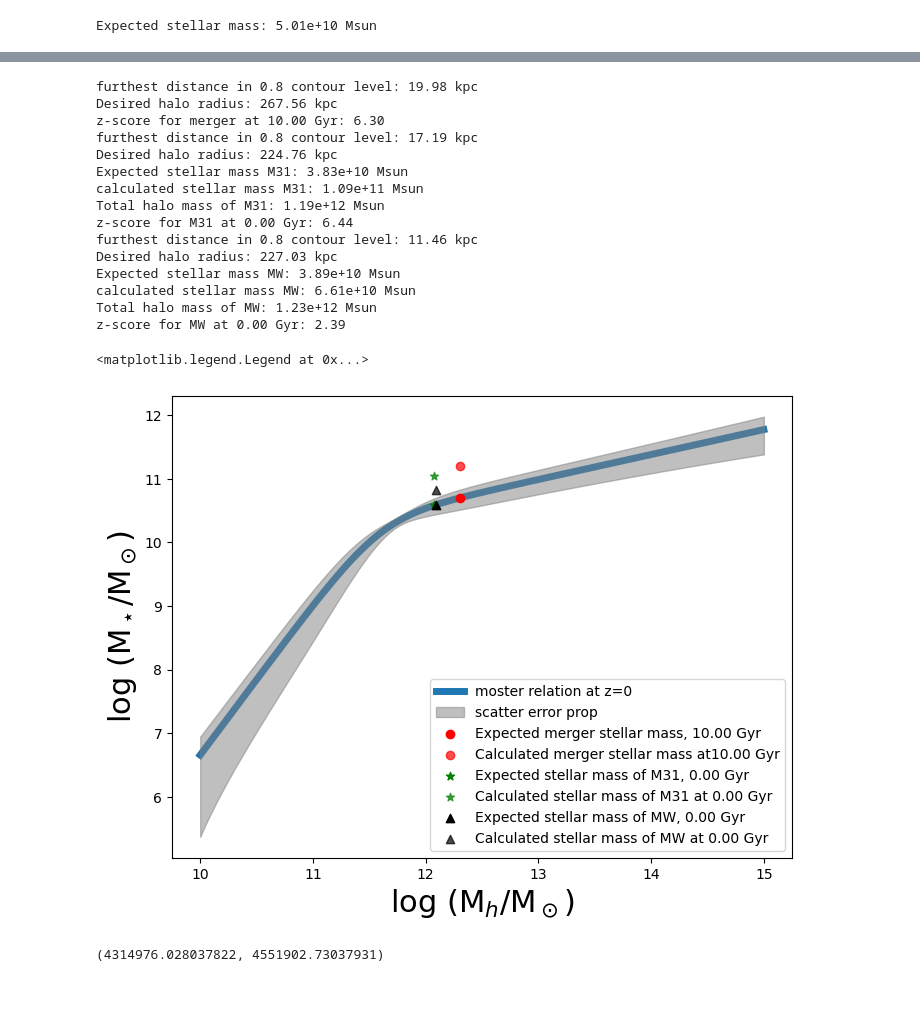
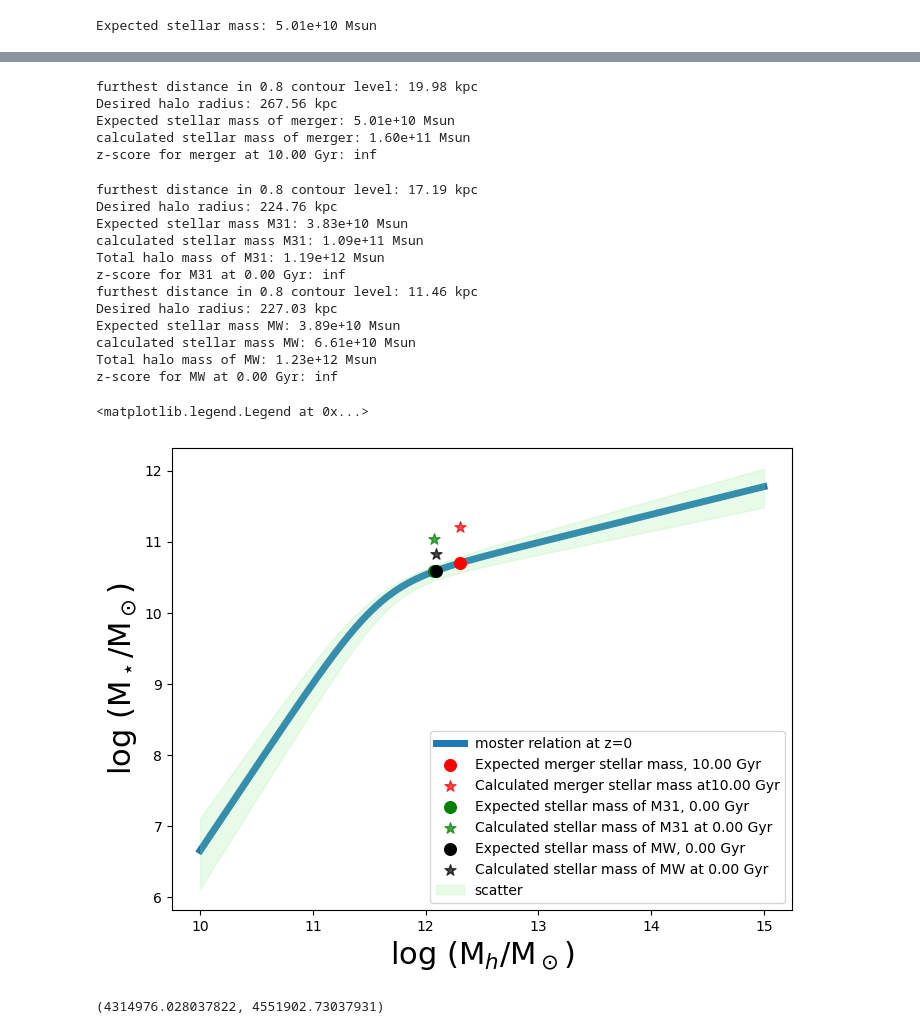
Before and after one commit to swapnaneeldey/ASTR400B, a Jupyter notebook: ResearchAssignment/ResearchAssignment5/Final_code_draft.ipynb, the cells around one changed output, grey strips where cells are left out. Drawn from its saved outputs; the diff is of its cells as text; code cells hidden in the pictures; blank space fills up the shorter version.

```diff
--- a/ResearchAssignment/ResearchAssignment5/Final_code_draft.ipynb
+++ b/ResearchAssignment/ResearchAssignment5/Final_code_draft.ipynb
@@ -510,7 +510,8 @@ array([1.28892387e+07, 1.32226288e+07, 1.35646195e+07, 1.39154315e+07,
 def sigma_distance(halo_mass ,expected_stellar_mass, calc_stellar_mass):
     # Calculate the mean and standard deviation of the Moster relation
     merg = AbundanceMatching(halo_mass, 0)
-    std_dev = merg.compute_sigma_m()
+    mean = merg.StellarMass()
+    std_dev = np.std(merg.error()[1])
 
     # Calculate the z-score for the calculated stellar mass
     z_score = (calc_stellar_mass - expected_stellar_mass) / std_dev
@@ -527,8 +528,8 @@ upper_lim_sm, lower_lim_sm = MosterZ0.error()
 # Plot z = 0
 plt.plot(np.log10(mh), np.log10(MosterZ0.StellarMass()),linewidth = 5, label='moster relation at z=0',zorder=1)
 
-sigma = MosterZ0.compute_sigma_m()
-plt.fill_between(np.log10(mh), np.log10(MosterZ0.StellarMass() + sigma), np.log10(MosterZ0.StellarMass() - sigma), color='gray', alpha=0.5, label='scatter error prop')
+#sigma = MosterZ0.compute_sigma_m()
+#plt.fill_between(np.log10(mh), np.log10(MosterZ0.StellarMass() + sigma), np.log10(MosterZ0.StellarMass() - sigma), color='gray', alpha=0.5, label='scatter error prop')
 for i in [700]:
     # plot the expected stellar mass
     MW_M31_700 = Merger(f"/Users/swapnaneeldey/Desktop/ASTR400Bfiles/MW_M31_NEW/Merged_{i}.txt")
@@ -537,13 +538,15 @@ for i in [700]:
     r200_Merger_700_hm = MW_M31_700.total_halo_mass()
     MW_M31 = AbundanceMatching(r200_Merger_700_hm, 0)
     expected_merger_stellar_mass = MW_M31.StellarMass()
-    plt.scatter(np.log10(r200_Merger_700_hm), np.log10(expected_merger_stellar_mass), color = "r", label=f'Expected merger stellar mass, {i*14.28/1000*u.Gyr:.2f}',zorder=2)
+    plt.scatter(np.log10(r200_Merger_700_hm), np.log10(expected_merger_stellar_mass), marker = "o",color = "r", s = 70,label=f'Expected merger stellar mass, {i*14.28/1000*u.Gyr:.2f}',zorder=2)
     #plt.scatter(np.log10(total_halo), np.log10(def_exp_stellar), color='green', label='all halo mass, moster stellar mass',zorder=2)
     #plt.scatter(np.log10(total_halo), np.log10(total_stellar), color='green', label='all of halao mass, all calc stellar mass',zorder=2)
     z_score_Merger = sigma_distance(r200_Merger_700_hm, expected_merger_stellar_mass, calc_Merger_700_sm)
+    print(f"Expected stellar mass of merger: {expected_merger_stellar_mass:.2e} Msun")
+    print(f"calculated stellar mass of merger: {calc_Merger_700_sm:.2e} Msun")
     print(f"z-score for merger at {i*14.28/1000*u.Gyr:.2f}: {z_score_Merger:.2f}")
     # plot the calculated stellar mass
-    plt.scatter(np.log10(r200_Merger_700_hm), np.log10(calc_Merger_700_sm), color = "r", label=f'Calculated merger stellar mass at{i*14.28/1000*u.Gyr:.2f}', alpha=0.7)
+    plt.scatter(np.log10(r200_Merger_700_hm), np.log10(calc_Merger_700_sm), marker = "*", color = "r",s = 70, label=f'Calculated merger stellar mass at{i*14.28/1000*u.Gyr:.2f}', alpha=0.7)
 
     #plt.vlines(x=np.log10(total_halo_mass), ymin=min(np.log10(MosterZ0.StellarMass())), ymax=max(np.log10(MosterZ0.StellarMass())), color='black', linestyle='--', label='r200 Halo mass')
 #plt.vlines(x=np.log10(total_halo),  ymin=min(np.log10(MosterZ0.StellarMass())), ymax=max(np.log10(MosterZ0.StellarMass())), color='yellow', linestyle='--', label='all Halo mass')
@@ -551,58 +554,60 @@ for i in [700]:
 total_expected_sm_0 = 0
 total_calc_sm_0 = 0
 total_halo = 0
-for galaxy, color, marker in zip(["M31", "MW"], ["g", "k"], ["*", "^"]):
+for galaxy, color in zip(["M31", "MW"], ["g", "k"]):
     for i in [000]:
         #add a string of the filenumber to the value “000”
         ilbl = "000"+ str(i)
         # remove all but the last 3 digits
         ilbl = ilbl[-3:]
         # plot the expected stellar mass
         MW = Merger(f"/Users/swapnaneeldey/Desktop/ASTR400Bfiles/{galaxy}/{galaxy}_{ilbl}.txt")
 
         calc_MW_sm = MW.total_stellar_mass()
         r200_MW_hm = MW.total_halo_mass()
         MW_mos = AbundanceMatching(r200_MW_hm, 0)
         expected_stellar_mass = MW_mos.StellarMass()
         print(f"Expected stellar mass {galaxy}: {expected_stellar_mass:.2e} Msun")
         print(f"calculated stellar mass {galaxy}: {calc_MW_sm:.2e} Msun")
         print(f"Total halo mass of {galaxy}: {r200_MW_hm:.2e} Msun")
-        plt.scatter(np.log10(r200_MW_hm), np.log10(expected_stellar_mass), color = color, marker = marker,  label=f'Expected stellar mass of {galaxy}, {i*14.28/1000*u.Gyr:.2f}',zorder=2)
+        plt.scatter(np.log10(r200_MW_hm), np.log10(expected_stellar_mass), color = color, marker = "o", s = 70, label=f'Expected stellar mass of {galaxy}, {i*14.28/1000*u.Gyr:.2f}',zorder=2)
         #plt.scatter(np.log10(total_halo), np.log10(def_exp_stellar), color='green', label='all halo mass, moster stellar mass',zorder=2)
         #plt.scatter(np.log10(total_halo), np.log10(total_stellar), color='green', label='all of halao mass, all calc stellar mass',zorder=2)
         z_score_MW = sigma_distance(r200_MW_hm, expected_stellar_mass, calc_MW_sm)
         print(f"z-score for {galaxy} at {i*14.28/1000*u.Gyr:.2f}: {z_score_MW:.2f}")
         # plot the calculated stellar mass
-        plt.scatter(np.log10(r200_MW_hm), np.log10(calc_MW_sm),color = color,marker = marker, label=f'Calculated stellar mass of {galaxy} at {i*14.28/1000*u.Gyr:.2f}', alpha=0.7)
+        plt.scatter(np.log10(r200_MW_hm), np.log10(calc_MW_sm),color = color,marker = "*", s = 70,label=f'Calculated stellar mass of {galaxy} at {i*14.28/1000*u.Gyr:.2f}', alpha=0.7)
     total_expected_sm_0 += expected_stellar_mass
     total_calc_sm_0 += calc_MW_sm
     total_halo += r200_MW_hm
 
 #plt.scatter(np.log10(total_halo), np.log10(total_expected_sm_0), color='green', label='all halo mass, moster stellar mass at 0',zorder=2)
 #plt.scatter(np.log10(total_halo), np.log10(total_calc_sm_0), color='green', label='all of halo mass, all calc stellar mass at 0',zorder=2)
-#plt.fill_between(np.log10(mh), np.log10(upper_lim_sm), np.log10(lower_lim_sm), color='lightgreen', alpha=0.2, label='scatter')
+plt.fill_between(np.log10(mh), np.log10(upper_lim_sm), np.log10(lower_lim_sm), color='lightgreen', alpha=0.2, label='scatter')
 
 plt.xlabel('log (M$_h$/M$_\odot$)',fontsize=22)
 plt.ylabel('log (M$_\star$/M$_\odot$)', fontsize=22)
 plt.legend(fontsize = 10)
 # %% [output]
 furthest distance in 0.8 contour level: 19.98 kpc
 Desired halo radius: 267.56 kpc
-z-score for merger at 10.00 Gyr: 6.30
-furthest distance in 0.8 contour level: 17.19 kpc
-Desired halo radius: 224.76 kpc
-Expected stellar mass M31: 3.83e+10 Msun
-calculated stellar mass M31: 1.09e+11 Msun
-Total halo mass of M31: 1.19e+12 Msun
-z-score for M31 at 0.00 Gyr: 6.44
-furthest distance in 0.8 contour level: 11.46 kpc
-Desired halo radius: 227.03 kpc
-Expected stellar mass MW: 3.89e+10 Msun
-calculated stellar mass MW: 6.61e+10 Msun
-Total halo mass of MW: 1.23e+12 Msun
-z-score for MW at 0.00 Gyr: 2.39
+Expected stellar mass of merger: 5.01e+10 Msun
+calculated stellar mass of merger: 1.60e+11 Msun
+z-score for merger at 10.00 Gyr: inf
-<matplotlib.legend.Legend at 0x...>
+furthest distance in 0.8 contour level: 17.19 kpc
+Desired halo radius: 224.76 kpc
+Expected stellar mass M31: 3.83e+10 Msun
+calculated stellar mass M31: 1.09e+11 Msun
+Total halo mass of M31: 1.19e+12 Msun
+z-score for M31 at 0.00 Gyr: inf
+furthest distance in 0.8 contour level: 11.46 kpc
+Desired halo radius: 227.03 kpc
+Expected stellar mass MW: 3.89e+10 Msun
+calculated stellar mass MW: 6.61e+10 Msun
+Total halo mass of MW: 1.23e+12 Msun
+z-score for MW at 0.00 Gyr: inf
+<matplotlib.legend.Legend at 0x...>
-[figure, old version]
+[figure, new version]
 # %%
 sigma[0], MosterZ0.StellarMass()[0]
 # %% [output]
```
Also changed, not shown: 2 other files.
